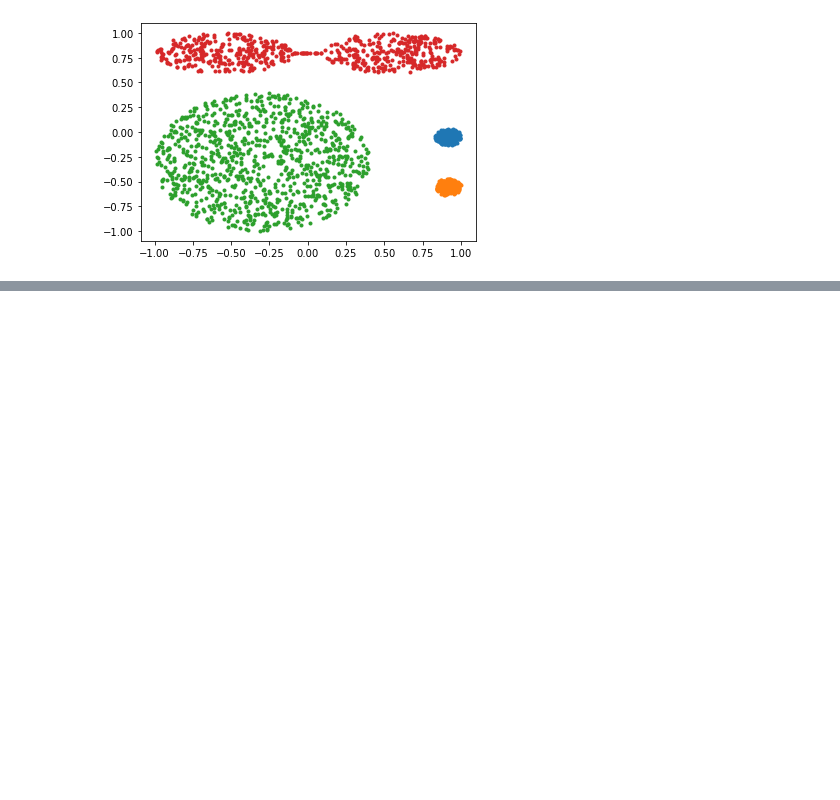
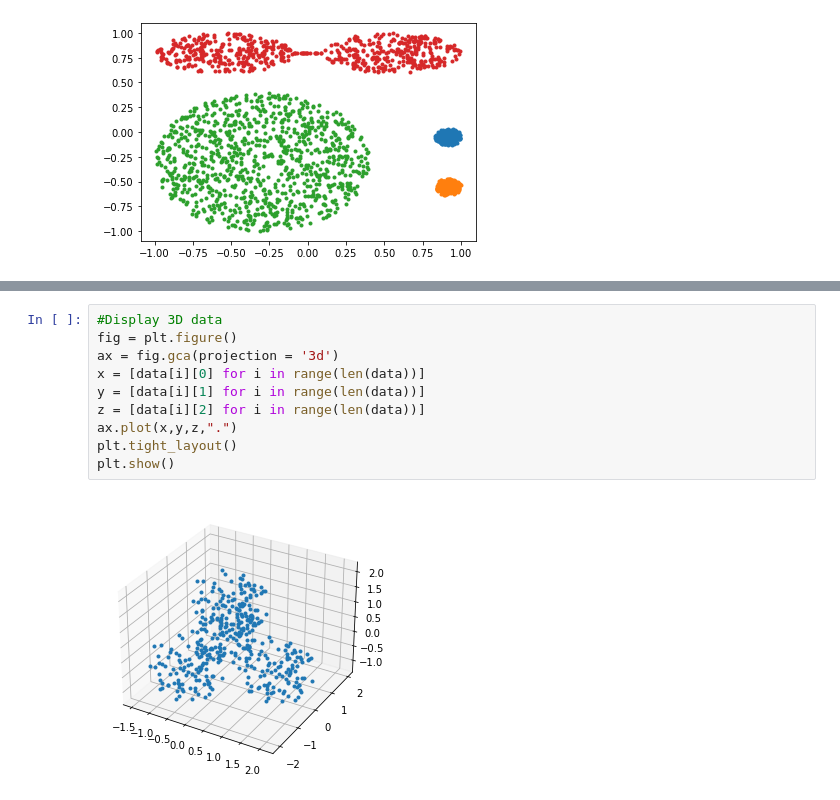
Before and after one commit to MarinoBenassai/TP-Clustering, a Jupyter notebook: TP-Clustering.ipynb, the cells around one changed output, grey strips where cells are left out. Drawn from its saved outputs; the diff is of its cells as text; blank space fills up the shorter version.

```diff
--- a/TP-Clustering.ipynb
+++ b/TP-Clustering.ipynb
@@ -362,0 +351,12 @@ plt.show()
+# %%
+#Display 3D data
+fig = plt.figure()
+ax = fig.gca(projection = '3d')
+x = [data[i][0] for i in range(len(data))]
+y = [data[i][1] for i in range(len(data))]
+z = [data[i][2] for i in range(len(data))]
+ax.plot(x,y,z,".")
+plt.tight_layout()
+plt.show()
+# %% [output]
+[figure, added]
```
Also changed, not shown: parts of 7 cells of this notebook.
